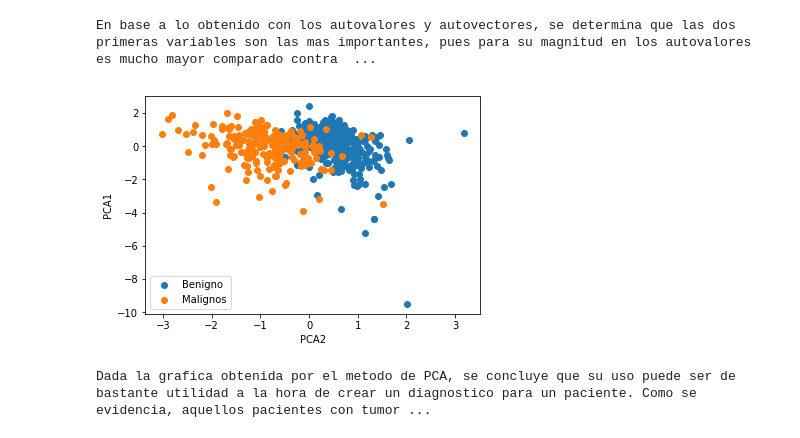
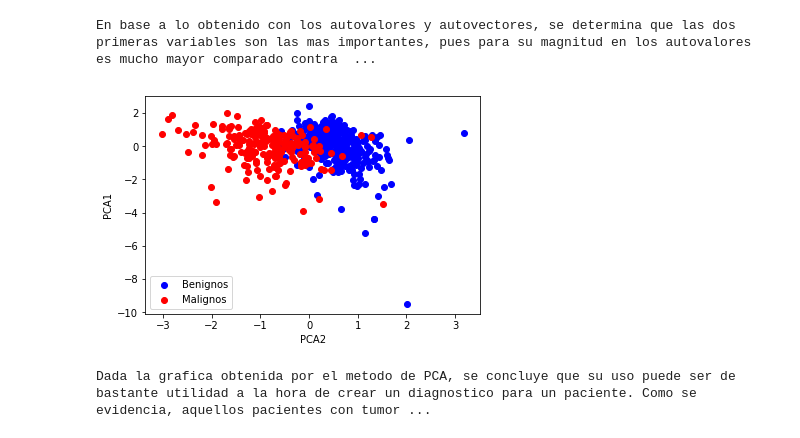
Before and after one commit to JADC362/MetodoTarea3, a Jupyter notebook: PCR.ipynb, the cells around one changed output. Cells and saved outputs as stored; diff of their text form; code cells hidden in the pictures.

```diff
--- a/PCR.ipynb
+++ b/PCR.ipynb
@@ -95,14 +95,14 @@ PCA1B,PCA2B=np.dot([autoVectores[0],autoVectores[1]],np.transpose(matrizDatosPru
 PCA1M,PCA2M=np.dot([autoVectores[0],autoVectores[1]],np.transpose(matrizDatosPruebas[vectorDiagnosis==1]))
 # %%
 plt.figure()
-plt.scatter(PCA2B,PCA1B,label="Benigno")
-plt.scatter(PCA2M,PCA1M,label="Malignos")
+plt.scatter(PCA2B,PCA1B,color="b",label="Benignos")
+plt.scatter(PCA2M,PCA1M,color="r",label="Malignos")
 plt.legend()
 plt.ylabel("PCA1")
 plt.xlabel("PCA2")
 plt.savefig("DuarteJohn_PCA.pdf",bbox_inches="tight")
 # %% [output]
-[figure, old version]
+[figure, new version]
 # %%
 print("Dada la grafica obtenida por el metodo de PCA, se concluye que su uso puede ser de bastante utilidad a la hora de crear un diagnostico para un paciente. Como se evidencia, aquellos pacientes con tumores malignos tienden a tener un valor más negativo en la variable PC2, mientras que aquellos pacientes con diagnosticos benignos tienden a ubicarse al lado derecho.")
 # %% [output]
```
Also changed, not shown: 2 other files.
